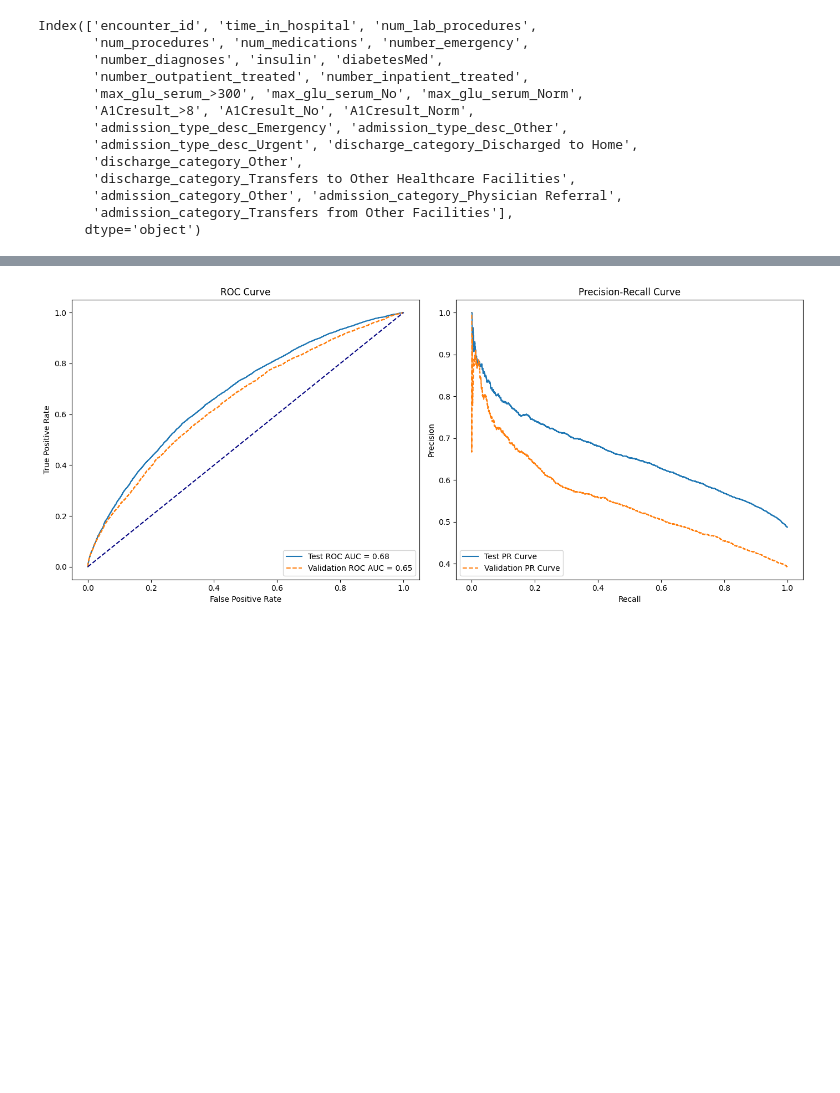
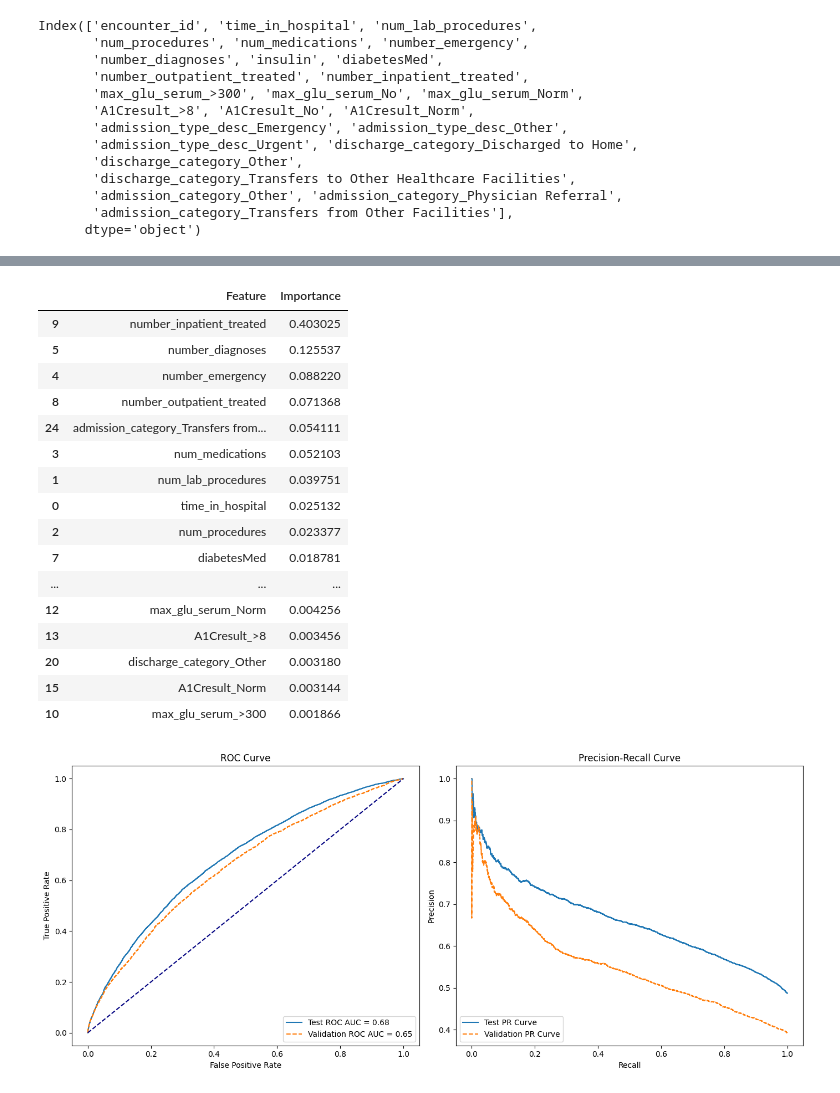
Before and after one commit to rohit180497/Early-readmission-of-patients-in-hospital, a Jupyter notebook: scripts/model_building.ipynb, the cells around one changed output, grey strips where cells are left out. Cells and saved outputs as stored; diff of their text form; code cells hidden in the pictures; blank space fills up the shorter version.

```diff
--- a/scripts/model_building.ipynb
+++ b/scripts/model_building.ipynb
@@ -296,0 +325,29 @@ evaluate_model(rf_model, X_train, y_train, X_val, y_val, X_test, y_test)
+# %%
+feature_importances = rf_model.feature_importances_
+
+# Create a DataFrame to hold feature names and their importance scores
+feature_importance_df = pd.DataFrame({
+    'Feature': X_train.drop(columns='encounter_id').columns,
+    'Importance': feature_importances
+})
+# Sort the DataFrame by importance in descending order
+feature_importance_df = feature_importance_df.sort_values(by='Importance', ascending=False)
+feature_importance_df
+# %% [output]
+|  | Feature | Importance |
+| 9 | number_inpatient_treated | 0.403025 |
+| 5 | number_diagnoses | 0.125537 |
+| 4 | number_emergency | 0.088220 |
+| 8 | number_outpatient_treated | 0.071368 |
+| 24 | admission_category_Transfers from... | 0.054111 |
+| 3 | num_medications | 0.052103 |
+| 1 | num_lab_procedures | 0.039751 |
+| 0 | time_in_hospital | 0.025132 |
+| 2 | num_procedures | 0.023377 |
+| 7 | diabetesMed | 0.018781 |
+| ... | ... | ... |
+| 12 | max_glu_serum_Norm | 0.004256 |
+| 13 | A1Cresult_>8 | 0.003456 |
+| 20 | discharge_category_Other | 0.003180 |
+| 15 | A1Cresult_Norm | 0.003144 |
+| 10 | max_glu_serum_>300 | 0.001866 |
```
Also changed, not shown: parts of 13 cells of this notebook, 9 other files.
